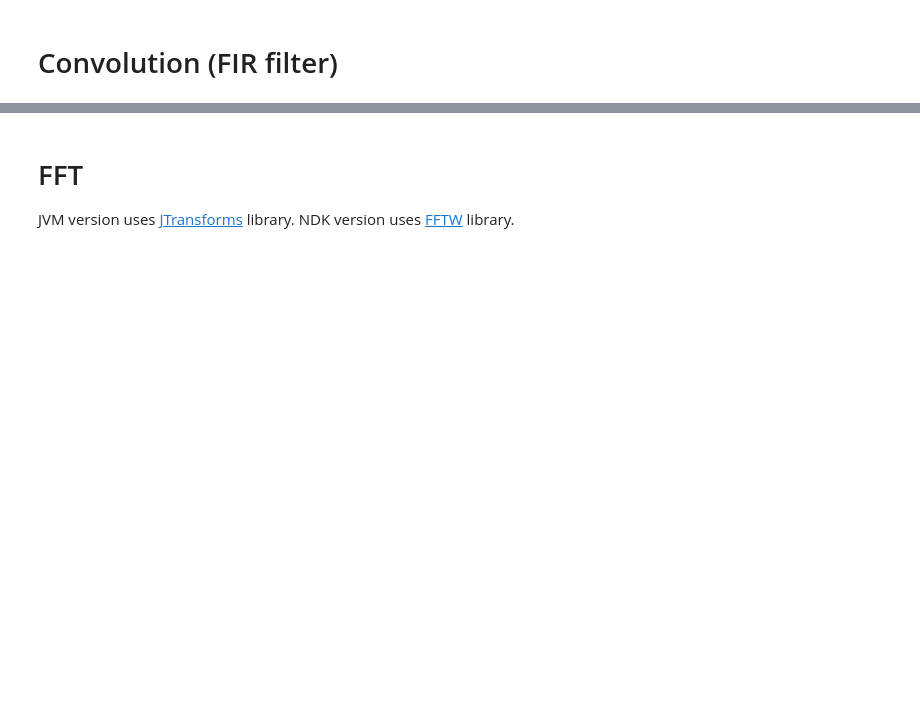
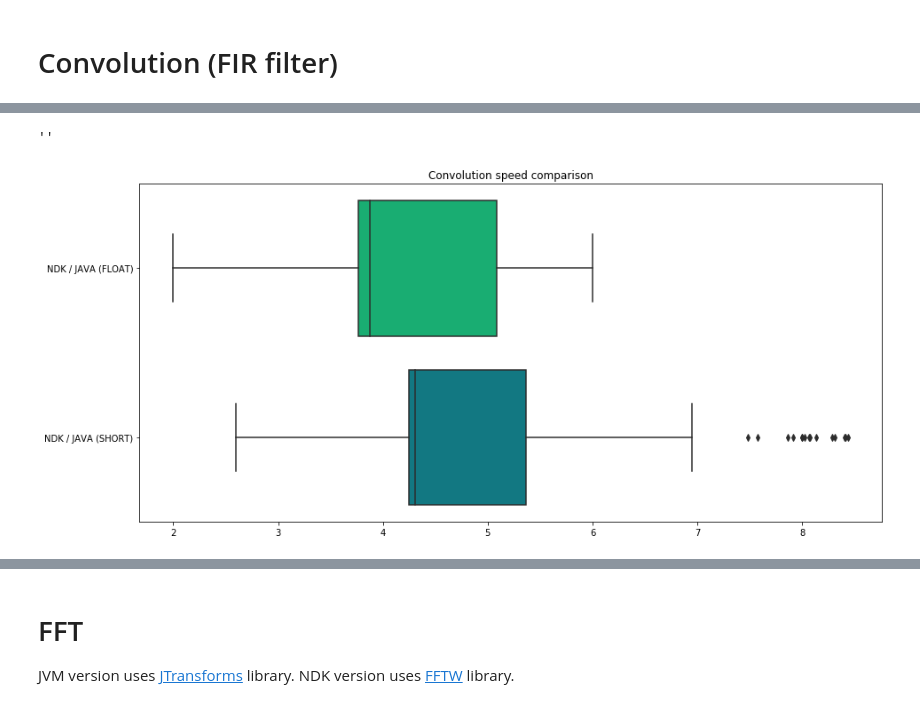
Before and after one commit to BelmY/SDRMS-sdr-mobile, a Jupyter notebook: benchmarks/notebooks/benchmarks.ipynb, the cells around one changed output, grey strips where cells are left out. Saved outputs shown, nothing was run; the diff lists cells and outputs as text; code cells hidden in the pictures; blank space fills up the shorter version.

```diff
--- a/benchmarks/notebooks/benchmarks.ipynb
+++ b/benchmarks/notebooks/benchmarks.ipynb
@@ -27,2 +1,26 @@ fft.head()
+# %%
+import pandas as pd
+from plotly.offline import init_notebook_mode, iplot, iplot_mpl
+import plotly.graph_objs as go
+import seaborn as sns
+import matplotlib.pyplot as plt
+
+plt.rcParams["figure.figsize"] = (15, 7)
+init_notebook_mode(connected=True)
+colors = {
+    'ndk_float': '#00C677',
+    'ndk_short': '#008894',
+    'jvm_float': '#CB43E1',
+    'jvm_short': '#556DFF',
+
+    'ndk_complex': '#00C677',
+    'ndk_real': '#008894',
+    'jvm_complex': '#CB43E1',
+    'jvm_real': '#556DFF'
+}
+sns.set_palette(sns.color_palette(colors.values()))
+
+convolution = pd.read_csv('data/convolution_benchmark_1565338975946.csv', index_col='env')
+fft = pd.read_csv('data/fft_benchmark_1565338975946.csv', index_col='env')
 # %% [markdown]
 # Convolution (FIR filter)
@@ -40,3 +67,6 @@ iplot({
 })
 # %% [output]
 [interactive output not drawn]
+# %%
+floats = convolution.T['jvm_float'] / convolution.T['ndk_float']
+shorts = convolution.T['jvm_short'] / convolution.T['ndk_short']
@@ -42,0 +97,10 @@ iplot({
+# %%
+y = ['NDK / JAVA (FLOAT)'] * len(floats) + ['NDK / JAVA (SHORT)'] * len(shorts)
+sns.boxplot(
+    x=pd.concat([floats, shorts]),
+    y=y
+).set_title('Convolution speed comparison')
+''
+# %% [output]
+''
+[figure, added]
```
Also changed, not shown: parts of 15 cells of this notebook, 7 other files.
